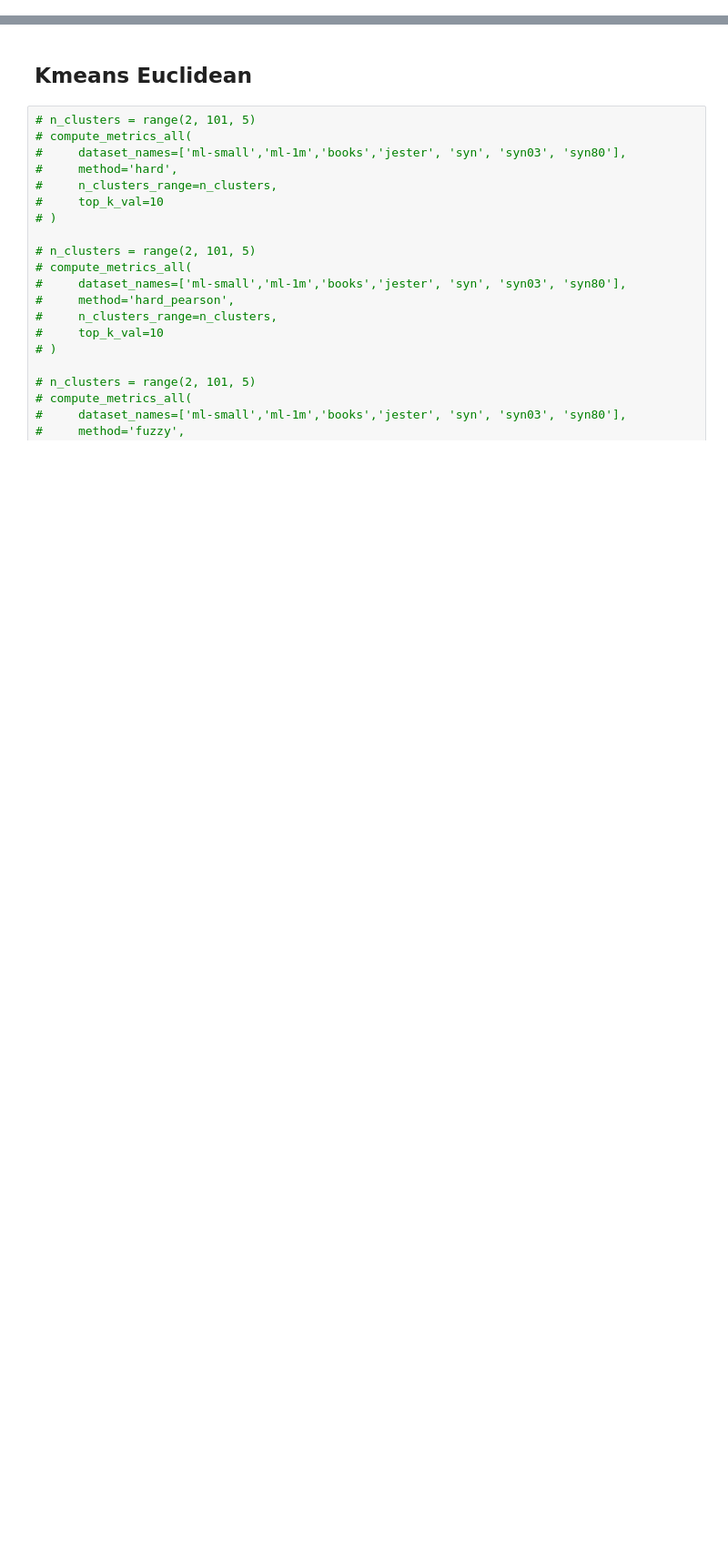
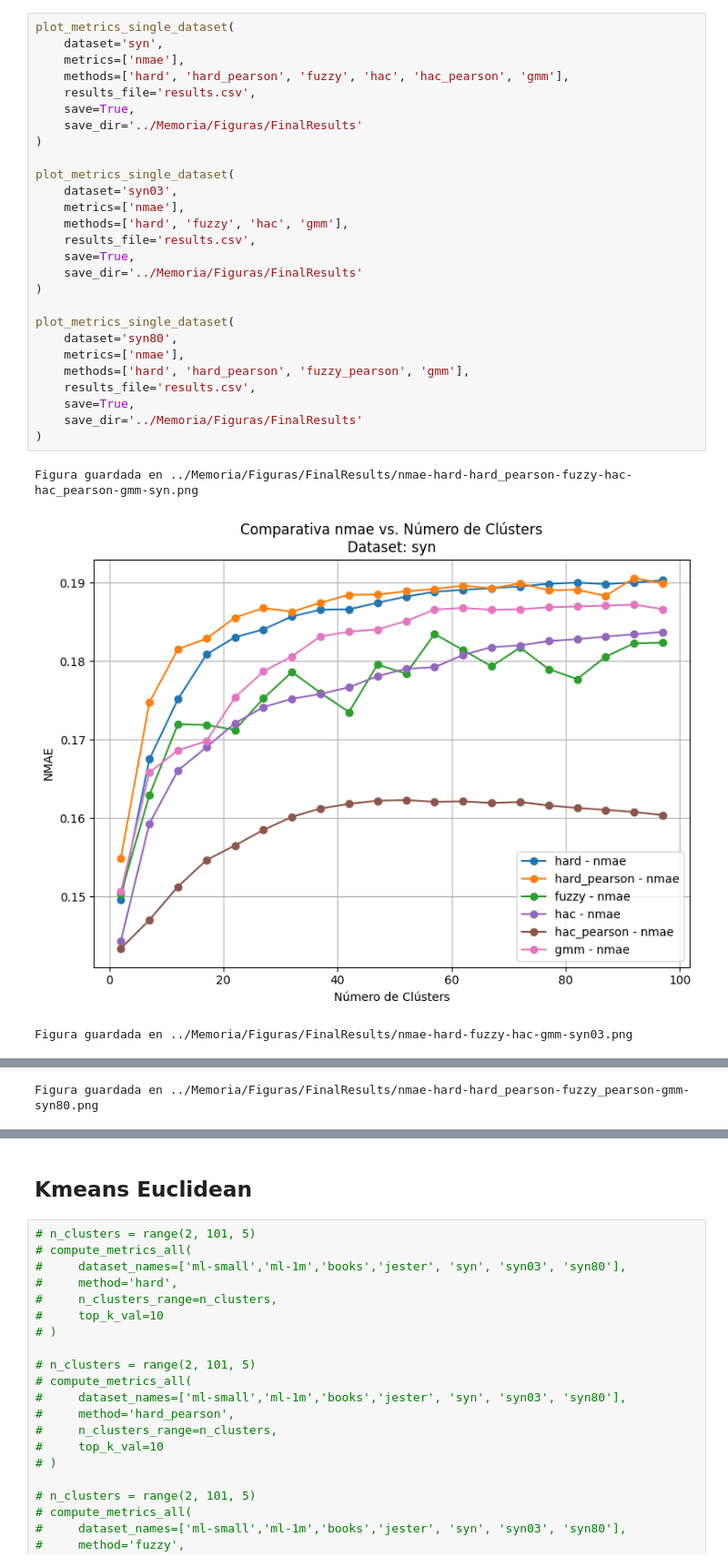
Before and after one commit to Polfono/clustering-recommenders, a Jupyter notebook: Code/analisis.ipynb, the cells around one changed output, grey strips where cells are left out. Shown at 91% size. Drawn from its saved outputs; the diff is of its cells as text; blank space fills up the shorter version.

```diff
--- a/Code/analisis.ipynb
+++ b/Code/analisis.ipynb
@@ -297,0 +328,31 @@ def plot_metrics_single_dataset(
+# %%
+plot_metrics_single_dataset(
+    dataset='syn',
+    metrics=['nmae'],
+    methods=['hard', 'hard_pearson', 'fuzzy', 'hac', 'hac_pearson', 'gmm'],
+    results_file='results.csv',
+    save=True,
+    save_dir='../Memoria/Figuras/FinalResults'
+)
+
+plot_metrics_single_dataset(
+    dataset='syn03',
+    metrics=['nmae'],
+    methods=['hard', 'fuzzy', 'hac', 'gmm'],
+    results_file='results.csv',
+    save=True,
+    save_dir='../Memoria/Figuras/FinalResults'
+)
+
+plot_metrics_single_dataset(
+    dataset='syn80',
+    metrics=['nmae'],
+    methods=['hard', 'hard_pearson', 'fuzzy_pearson', 'gmm'],
+    results_file='results.csv',
+    save=True,
+    save_dir='../Memoria/Figuras/FinalResults'
+)
+# %% [output]
+Figura guardada en ../Memoria/Figuras/FinalResults/nmae-hard-hard_pearson-fuzzy-hac-hac_pearson-gmm-syn.png
+[figure, added]
+Figura guardada en ../Memoria/Figuras/FinalResults/nmae-hard-fuzzy-hac-gmm-syn03.png
@@ -297,0 +360 @@ def plot_metrics_single_dataset(
+Figura guardada en ../Memoria/Figuras/FinalResults/nmae-hard-hard_pearson-fuzzy_pearson-gmm-syn80.png
```
Also changed, not shown: parts of 3 cells of this notebook, 26 other files.
